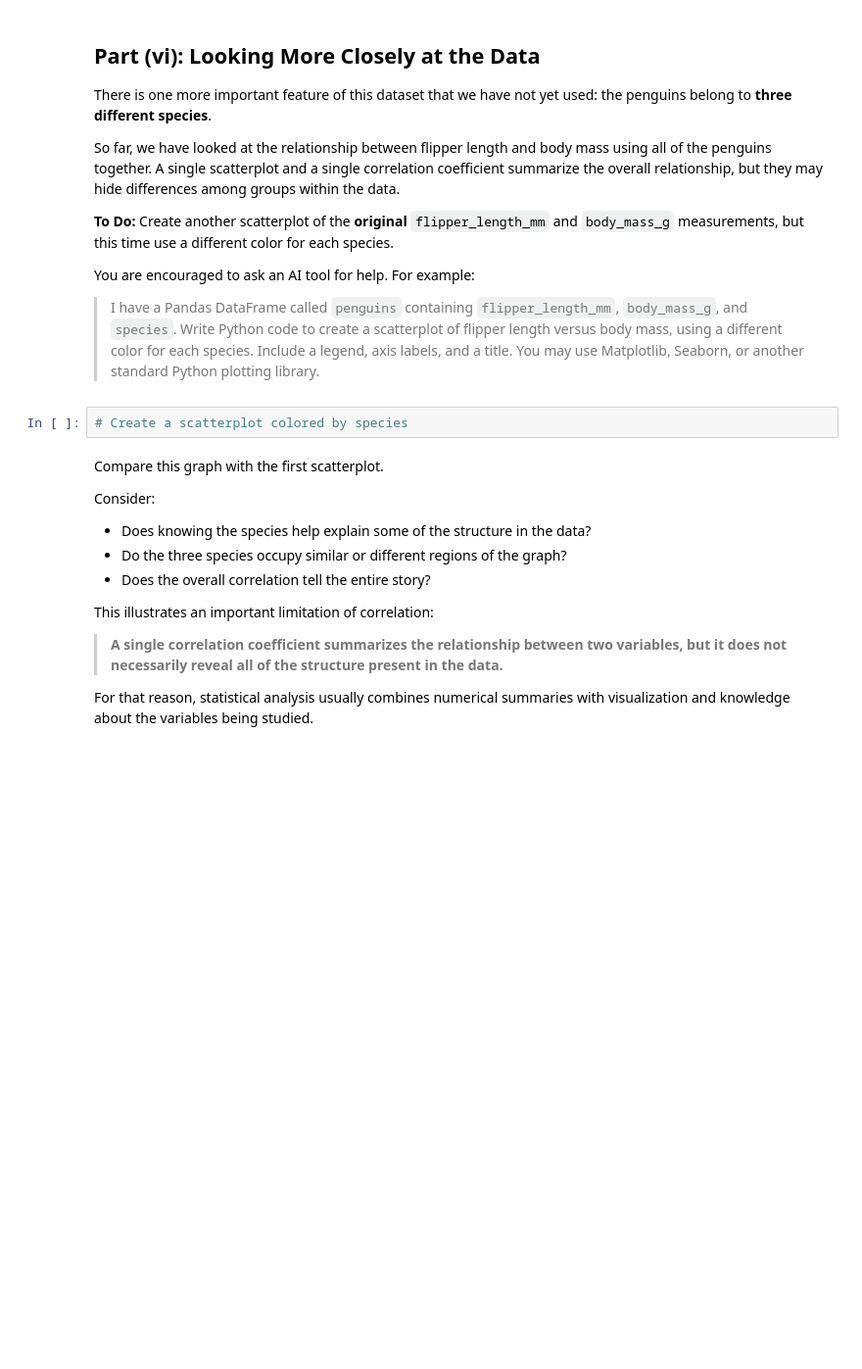
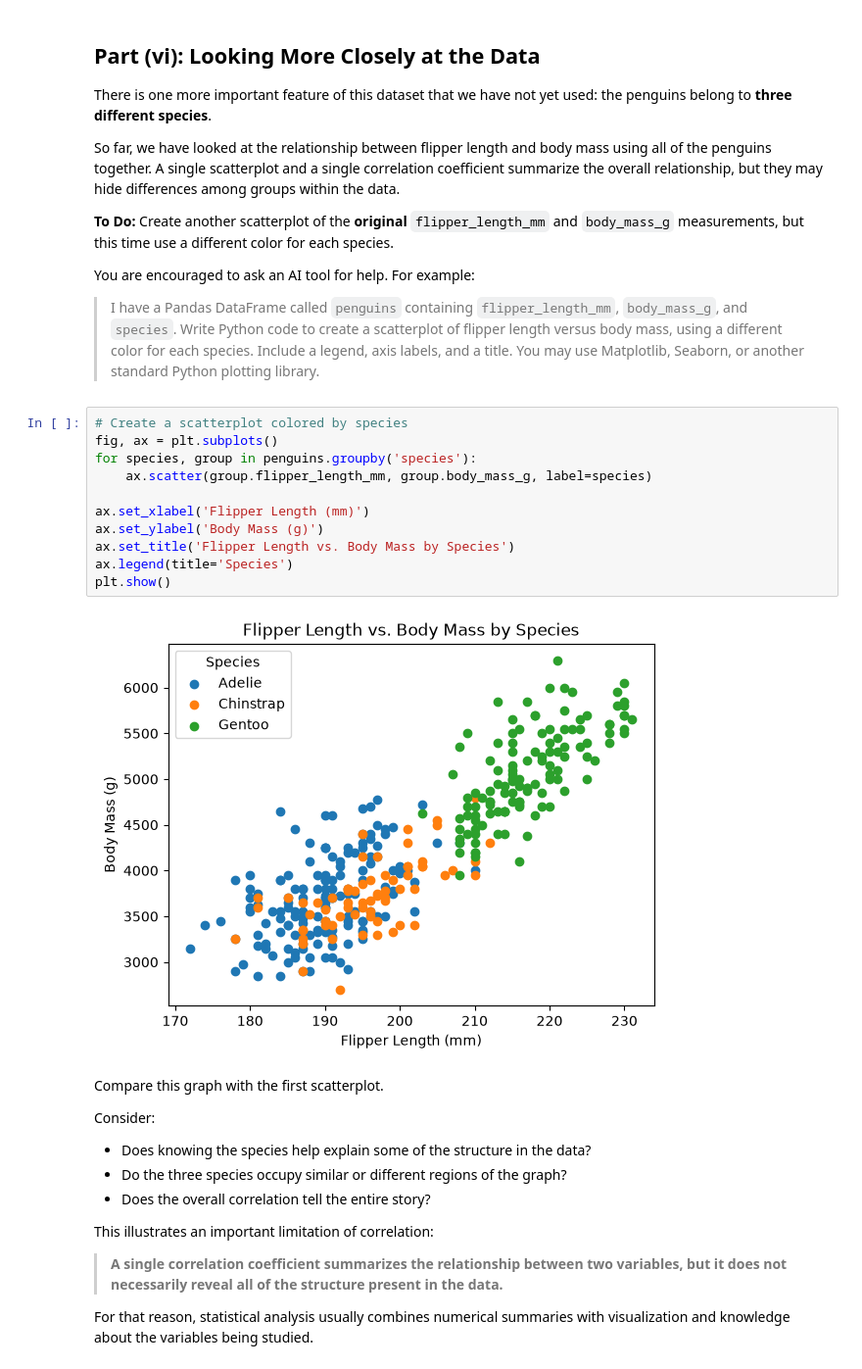
Before and after one commit to max-issokson-bu/DX603-Assignments, a Jupyter notebook: Homework_02.ipynb, the cells around one changed output. Shown at 98% size. Saved outputs shown, nothing was run; the diff lists cells and outputs as text; blank space fills up the shorter version.

```diff
--- a/Homework_02.ipynb
+++ b/Homework_02.ipynb
@@ -788,6 +797,17 @@ You are encouraged to ask an AI tool for help. For example:
 > I have a Pandas DataFrame called `penguins` containing `flipper_length_mm`, `body_mass_g`, and `species`. Write Python code to create a scatterplot of flipper length versus body mass, using a different color for each species. Include a legend, axis labels, and a title. You may use Matplotlib, Seaborn, or another standard Python plotting library.
 # %%
 # Create a scatterplot colored by species
+fig, ax = plt.subplots()
+for species, group in penguins.groupby('species'):
+    ax.scatter(group.flipper_length_mm, group.body_mass_g, label=species)
+
+ax.set_xlabel('Flipper Length (mm)')
+ax.set_ylabel('Body Mass (g)')
+ax.set_title('Flipper Length vs. Body Mass by Species')
+ax.legend(title='Species')
+plt.show()
+# %% [output]
+[figure, added]
 # %% [markdown]
 Compare this graph with the first scatterplot.
 
```
Also changed, not shown: parts of 33 cells of this notebook.
